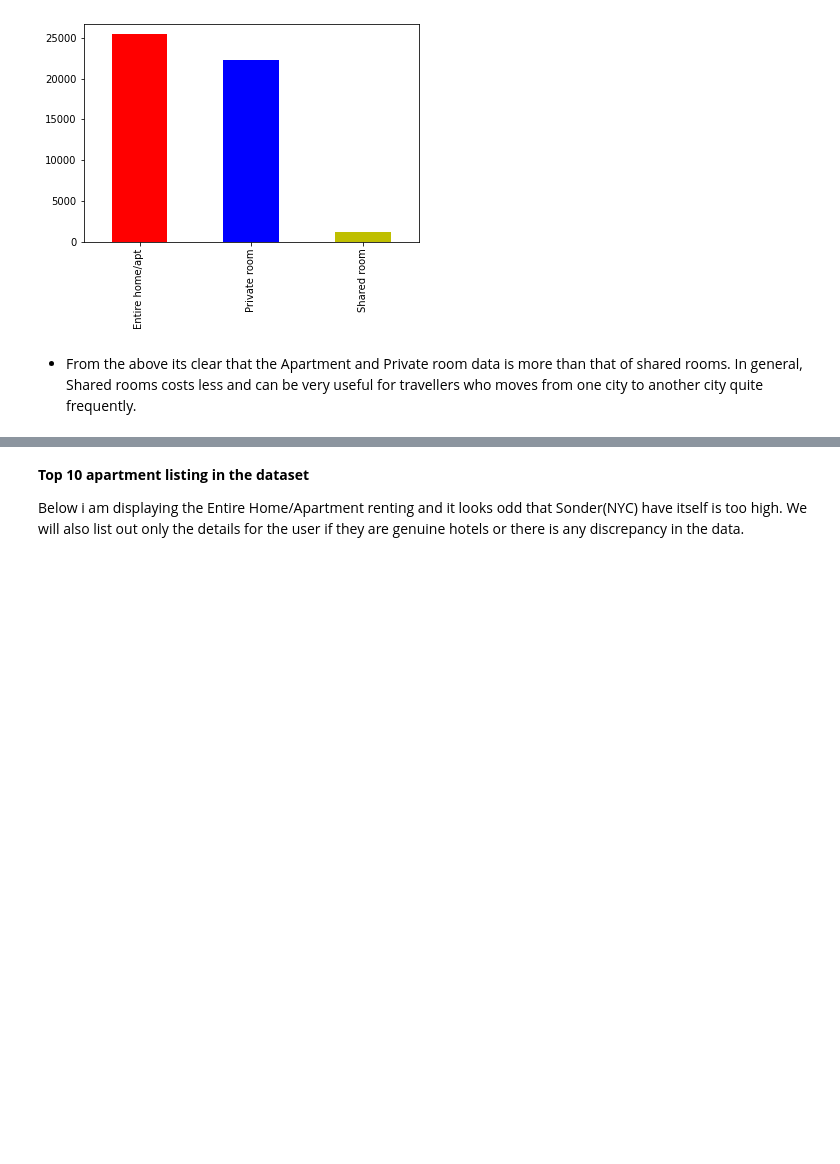
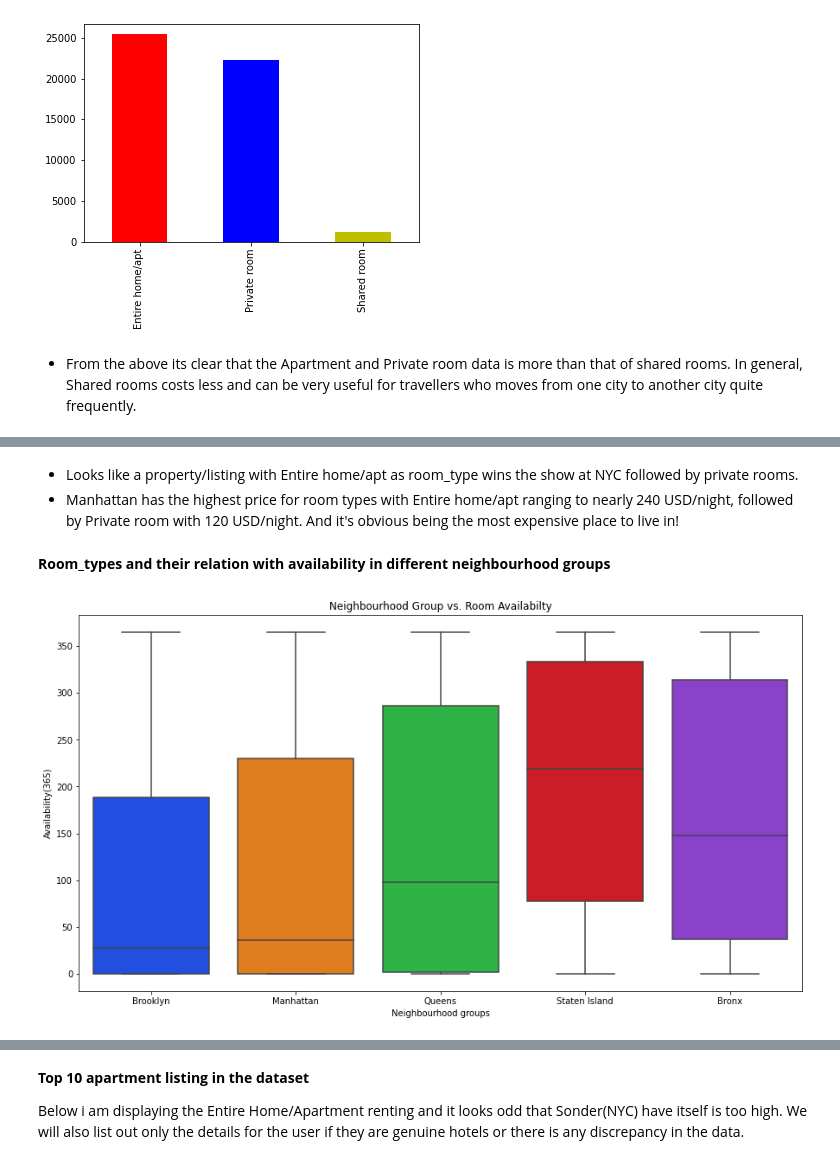
Before and after one commit to Nik852001/EDA-Capstone-Project, a Jupyter notebook: EDA_Capstone_project.ipynb, the cells around one changed output, grey strips where cells are left out. Drawn from its saved outputs; the diff is of its cells as text; code cells hidden in the pictures; blank space fills up the shorter version.

```diff
--- a/EDA_Capstone_project.ipynb
+++ b/EDA_Capstone_project.ipynb
@@ -252,0 +351,14 @@ plt.show()
+# %% [markdown]
+*   Looks like a property/listing with Entire home/apt as room_type wins the show at NYC followed by private rooms.
+*  Manhattan has the highest price for room types with Entire home/apt ranging to nearly 240 USD/night, followed by Private room with 120 USD/night. And it's obvious being the most expensive place to live in!
+# %% [markdown]
+**Room_types and their relation with availability in different neighbourhood groups**
+# %%
+f,ax = plt.subplots(figsize=(15,8))
+ax=sns.boxplot(x='neighbourhood_group',y='availability_365',data=dataset, palette="bright")
+plt.title("Neighbourhood Group vs. Room Availabilty")
+plt.xlabel('Neighbourhood groups')
+plt.ylabel('Availability(365)')
+plt.show()
+# %% [output]
+[figure, added]
```
Also changed, not shown: parts of 41 cells of this notebook.
